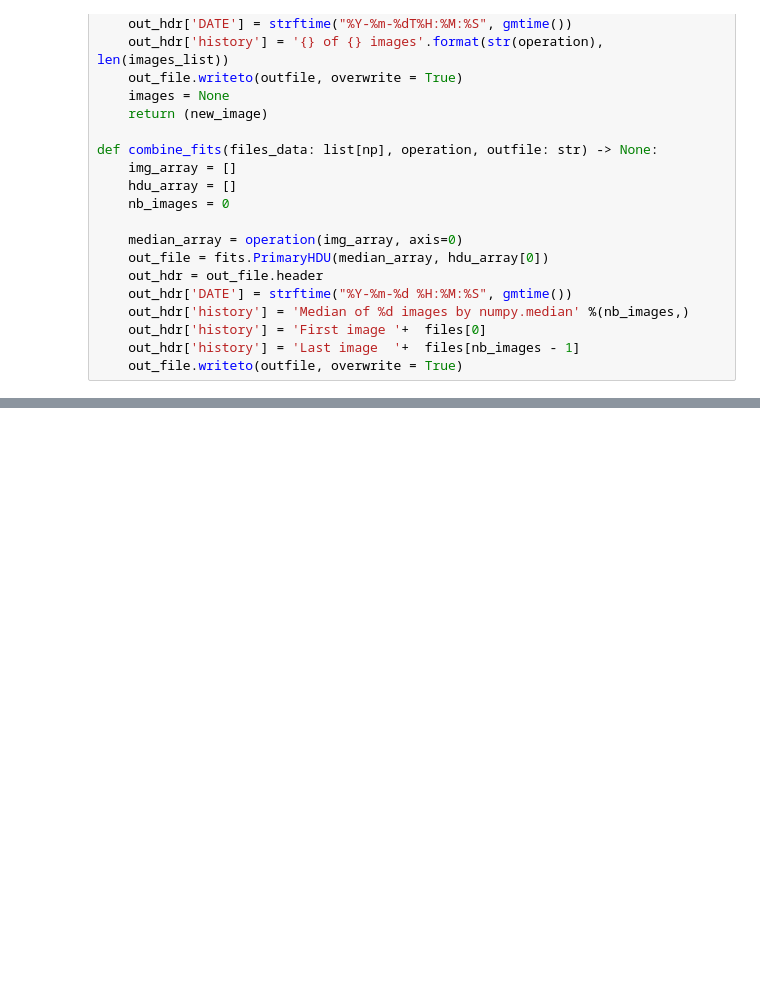
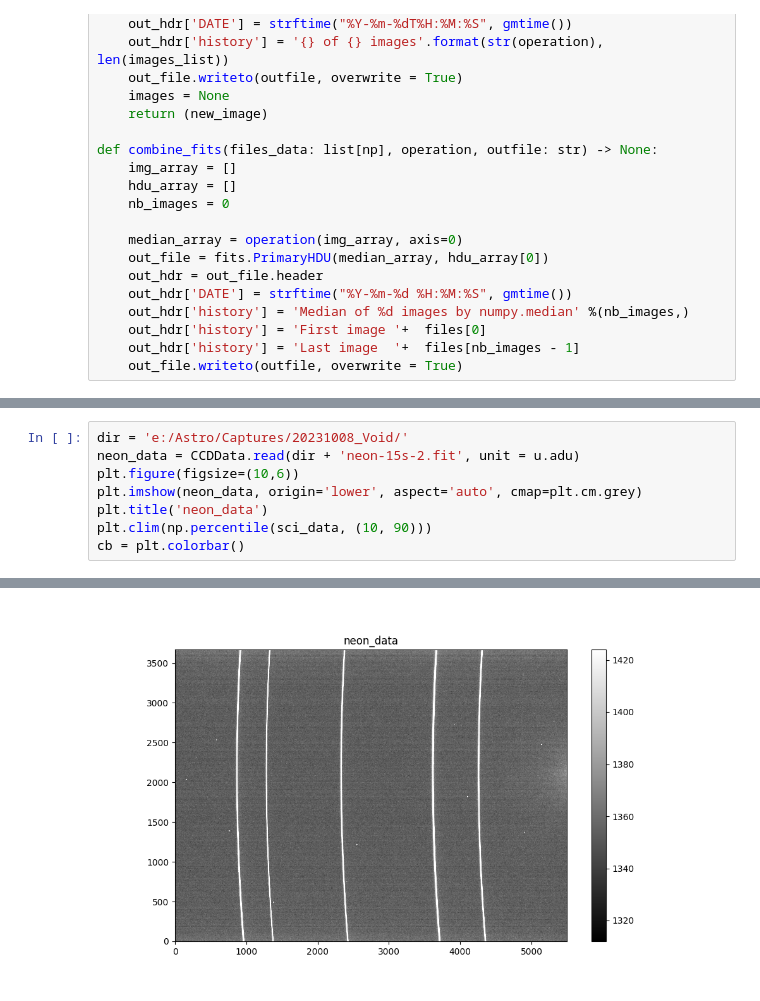
Before and after one commit to plouis35/EasyAstro, a Jupyter notebook: easytools/tests.ipynb, the cells around one changed output, grey strips where cells are left out. Cells and saved outputs as stored; diff of their text form; blank space fills up the shorter version.

```diff
--- a/easytools/tests.ipynb
+++ b/easytools/tests.ipynb
@@ -253,0 +260,9 @@ plt.plot(spectrum.flux, color='r',  linewidth = '0.4')
+# %%
+dir = 'e:/Astro/Captures/20231008_Void/'
+neon_data = CCDData.read(dir + 'neon-15s-2.fit', unit = u.adu)
+plt.figure(figsize=(10,6))
+plt.imshow(neon_data, origin='lower', aspect='auto', cmap=plt.cm.grey)
+plt.title('neon_data')
+plt.clim(np.percentile(sci_data, (10, 90)))
+cb = plt.colorbar()
+# %% [output]
@@ -253,0 +271 @@ plt.plot(spectrum.flux, color='r',  linewidth = '0.4')
+[figure, added]
```
Also changed, not shown: parts of 15 cells of this notebook, 25 other files.
